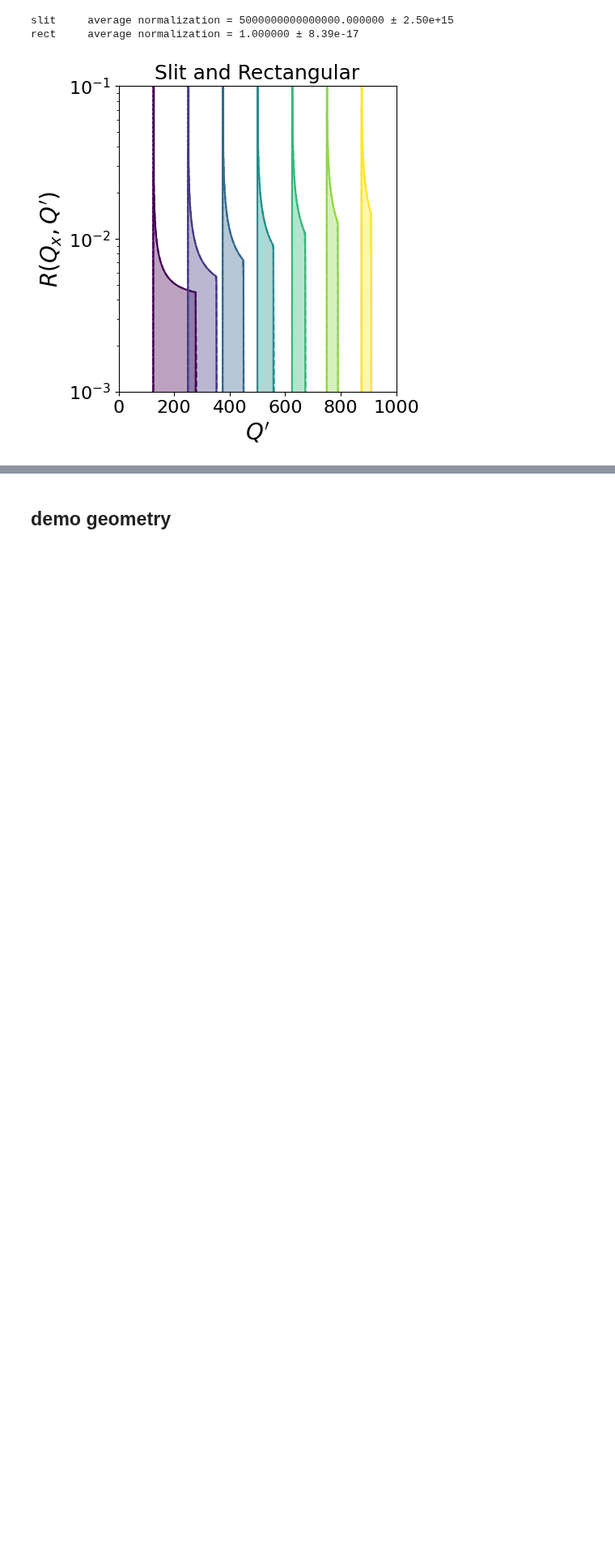
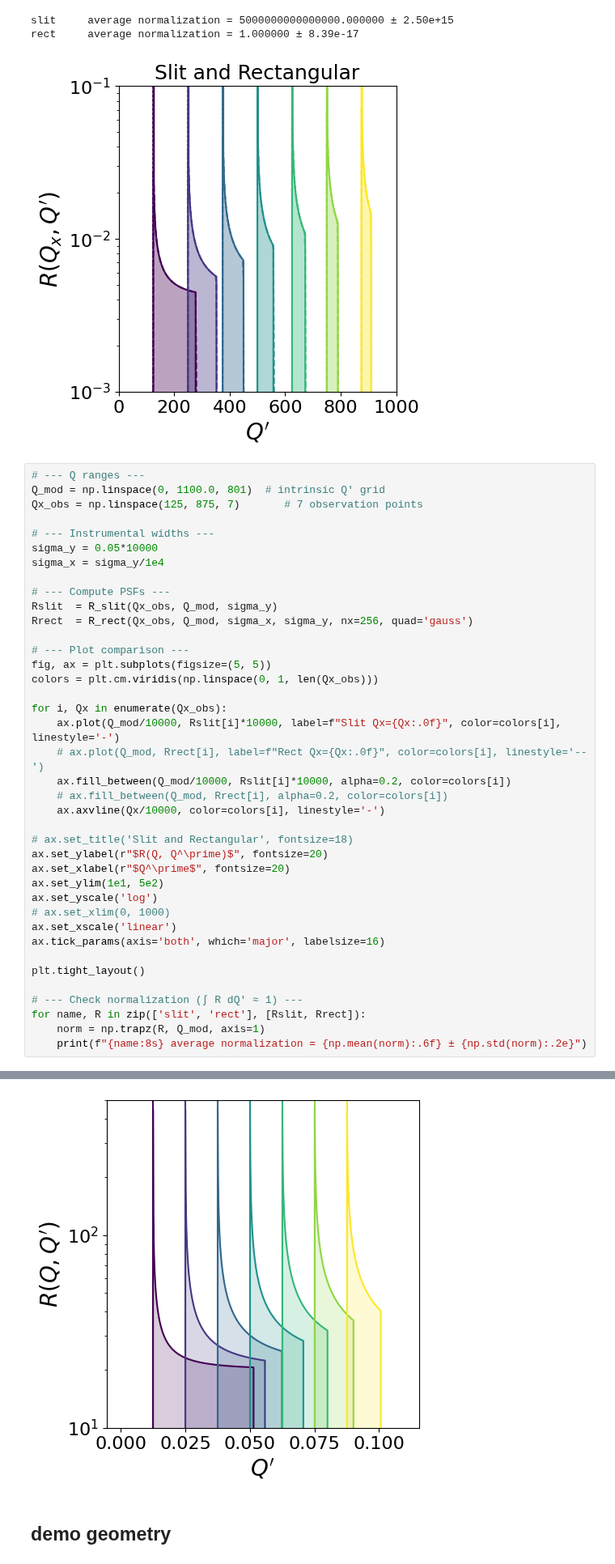
Before and after one commit to ch-tung/MLSR, a Jupyter notebook: desmearing/test_pointspread.ipynb, the cells around one changed output, grey strips where cells are left out. Shown at 81% size. Drawn from its saved outputs; the diff is of its cells as text; blank space fills up the shorter version.

```diff
--- a/desmearing/test_pointspread.ipynb
+++ b/desmearing/test_pointspread.ipynb
@@ -689,3 +689,43 @@ for name, R in zip(['slit', 'rect'], [Rslit, Rrect]):
 slit     average normalization = 5000000000000000.000000 ± 2.50e+15
 rect     average normalization = 1.000000 ± 8.39e-17
 [figure]
+# %%
+# --- Q ranges ---
+Q_mod = np.linspace(0, 1100.0, 801)  # intrinsic Q' grid
+Qx_obs = np.linspace(125, 875, 7)       # 7 observation points
+
+# --- Instrumental widths ---
+sigma_y = 0.05*10000
+sigma_x = sigma_y/1e4
+
+# --- Compute PSFs ---
+Rslit  = R_slit(Qx_obs, Q_mod, sigma_y)
+Rrect  = R_rect(Qx_obs, Q_mod, sigma_x, sigma_y, nx=256, quad='gauss')
+
+# --- Plot comparison ---
+fig, ax = plt.subplots(figsize=(5, 5))
+colors = plt.cm.viridis(np.linspace(0, 1, len(Qx_obs)))
+
+for i, Qx in enumerate(Qx_obs):
+    ax.plot(Q_mod/10000, Rslit[i]*10000, label=f"Slit Qx={Qx:.0f}", color=colors[i], linestyle='-')
+    # ax.plot(Q_mod, Rrect[i], label=f"Rect Qx={Qx:.0f}", color=colors[i], linestyle='--')
+    ax.fill_between(Q_mod/10000, Rslit[i]*10000, alpha=0.2, color=colors[i])
+    # ax.fill_between(Q_mod, Rrect[i], alpha=0.2, color=colors[i])
+    ax.axvline(Qx/10000, color=colors[i], linestyle='-')
+
+# ax.set_title('Slit and Rectangular', fontsize=18)
+ax.set_ylabel(r"$R(Q, Q^\prime)$", fontsize=20)
+ax.set_xlabel(r"$Q^\prime$", fontsize=20)
+ax.set_ylim(1e1, 5e2)
+ax.set_yscale('log')
+# ax.set_xlim(0, 1000)
+ax.set_xscale('linear')
+ax.tick_params(axis='both', which='major', labelsize=16)
+
+plt.tight_layout()
+
+# --- Check normalization (∫ R dQ' ≈ 1) ---
+for name, R in zip(['slit', 'rect'], [Rslit, Rrect]):
+    norm = np.trapz(R, Q_mod, axis=1)
+    print(f"{name:8s} average normalization = {np.mean(norm):.6f} ± {np.std(norm):.2e}")
+# %% [output]
@@ -692,3 +734,4 @@ rect     average normalization = 1.000000 ± 8.39e-17
+[figure, added]
 # %% [markdown]
 ## demo geometry
 # %%
```
Also changed, not shown: parts of 9 cells of this notebook, 2 other files.
